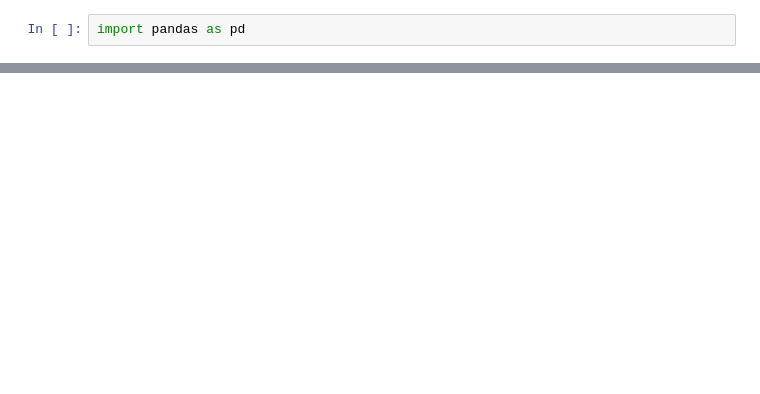
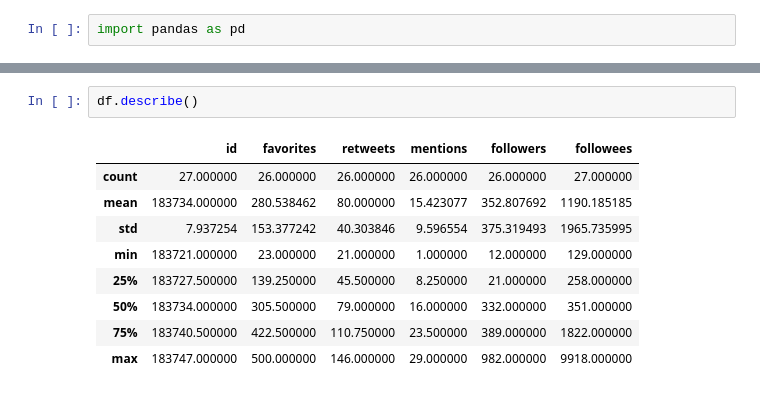
Before and after one commit to lromeror/DataVisualization, a Jupyter notebook: Introduction.ipynb, the cells around one changed output, grey strips where cells are left out. Saved outputs shown, nothing was run; the diff lists cells and outputs as text; blank space fills up the shorter version.

```diff
--- a/Introduction.ipynb
+++ b/Introduction.ipynb
@@ -10,3 +12,15 @@ df.head()
 | 2 | 183723 | Today we have reached US$6.55 Bil... | 190.0 | 123.0 | 6.0 | MEXICO | pedrojuarez | 12.0 | 129 |
 | 3 | 183724 | Faking It by Joel Atwell. Written... | 131.0 | 76.0 | 3.0 | ECUADOR | galocastillo | 332.0 | 378 |
 | 4 | 183725 | Welcome back! 🙌 | 113.0 | 130.0 | 9.0 | MEXICO | pedrojuarez | 12.0 | 129 |
+# %%
+df.describe()
+# %% [output]
+|  | id | favorites | retweets | mentions | followers | followees |
+| count | 27.000000 | 26.000000 | 26.000000 | 26.000000 | 26.000000 | 27.000000 |
+| mean | 183734.000000 | 280.538462 | 80.000000 | 15.423077 | 352.807692 | 1190.185185 |
+| std | 7.937254 | 153.377242 | 40.303846 | 9.596554 | 375.319493 | 1965.735995 |
+| min | 183721.000000 | 23.000000 | 21.000000 | 1.000000 | 12.000000 | 129.000000 |
+| 25% | 183727.500000 | 139.250000 | 45.500000 | 8.250000 | 21.000000 | 258.000000 |
+| 50% | 183734.000000 | 305.500000 | 79.000000 | 16.000000 | 332.000000 | 351.000000 |
+| 75% | 183740.500000 | 422.500000 | 110.750000 | 23.500000 | 389.000000 | 1822.000000 |
+| max | 183747.000000 | 500.000000 | 146.000000 | 29.000000 | 982.000000 | 9918.000000 |
```
Also changed, not shown: parts of 4 cells of this notebook.
